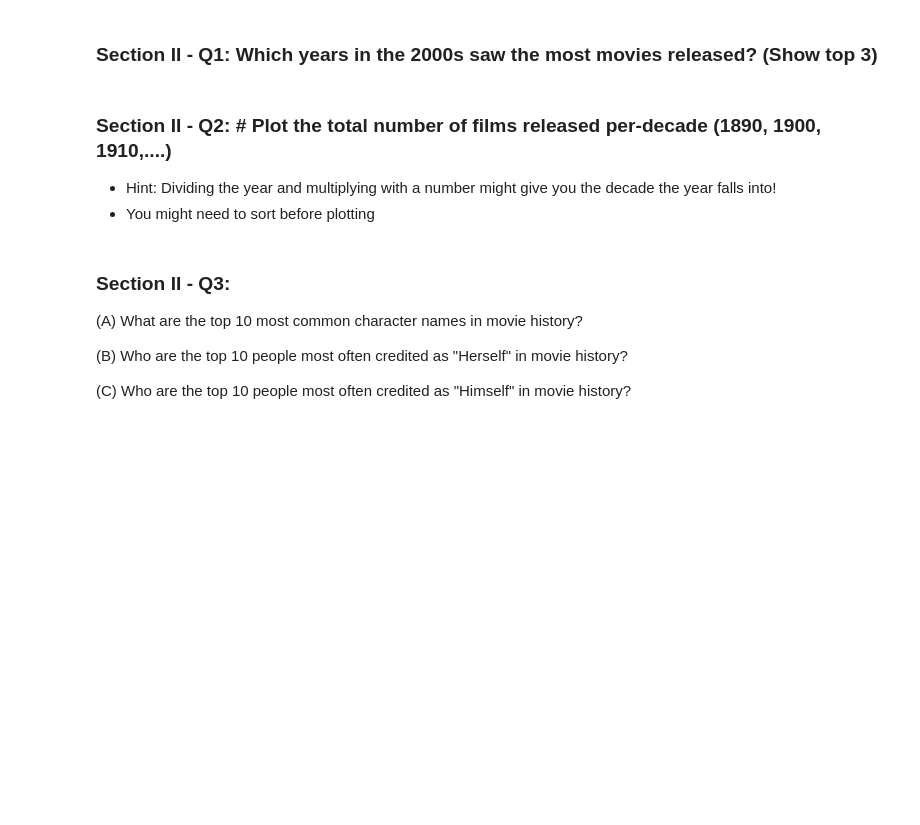
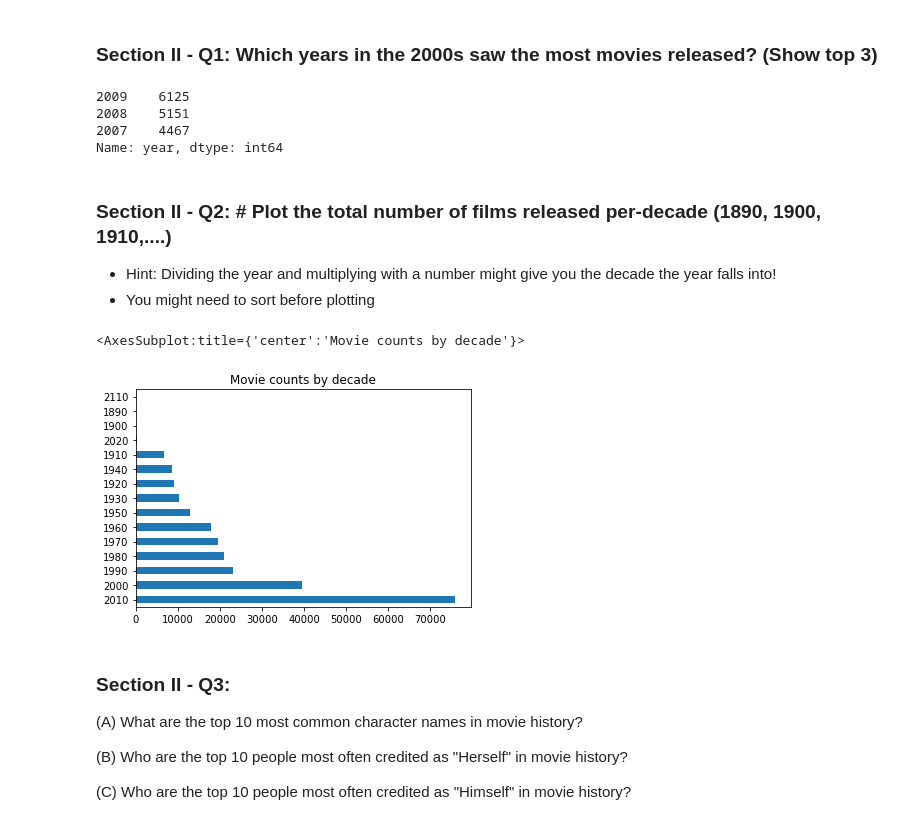
Before and after one commit to llpyyz/mec-mini-projects, a Jupyter notebook: mec-5.3.10-data-wranging-with-pandas-mini-project/Mini_Project_Data_Wrangling_Pandas.ipynb, the cells around one changed output. Saved outputs shown, nothing was run; the diff lists cells and outputs as text; code cells hidden in the pictures; blank space fills up the shorter version.

```diff
--- a/mec-5.3.10-data-wranging-with-pandas-mini-project/Mini_Project_Data_Wrangling_Pandas.ipynb
+++ b/mec-5.3.10-data-wranging-with-pandas-mini-project/Mini_Project_Data_Wrangling_Pandas.ipynb
@@ -260,9 +436,25 @@ top_ten.plot(kind='barh')
 # %% [markdown]
 ### Section II - Q1:  Which years in the 2000s saw the most movies released? (Show top 3)
+# %%
+movies[(movies["year"] >= 2000) & (movies["year"] <= 2009)].year.value_counts()[:3]
+# %% [output]
+2009    6125
+2008    5151
+2007    4467
+Name: year, dtype: int64
 # %% [markdown]
 ### Section II - Q2: # Plot the total number of films released per-decade (1890, 1900, 1910,....)
 - Hint: Dividing the year and multiplying with a number might give you the decade the year falls into!
 - You might need to sort before plotting
+# %%
+movie_decade = pd.Series(10*(movies["year"] // 10), name="decade")
+movie_decade
+movie2 = pd.concat([movies, movie_decade], axis=1)
+movie_counts_by_deacde = movie2.sort_values(by=['year'], ascending=False).decade.value_counts()
+movie_counts_by_deacde.plot(kind='barh', title='Movie counts by decade')
+# %% [output]
+<AxesSubplot:title={'center':'Movie counts by decade'}>
+[figure, added]
 # %% [markdown]
 ### Section II - Q3:
 
```
Also changed, not shown: parts of 53 cells of this notebook.
